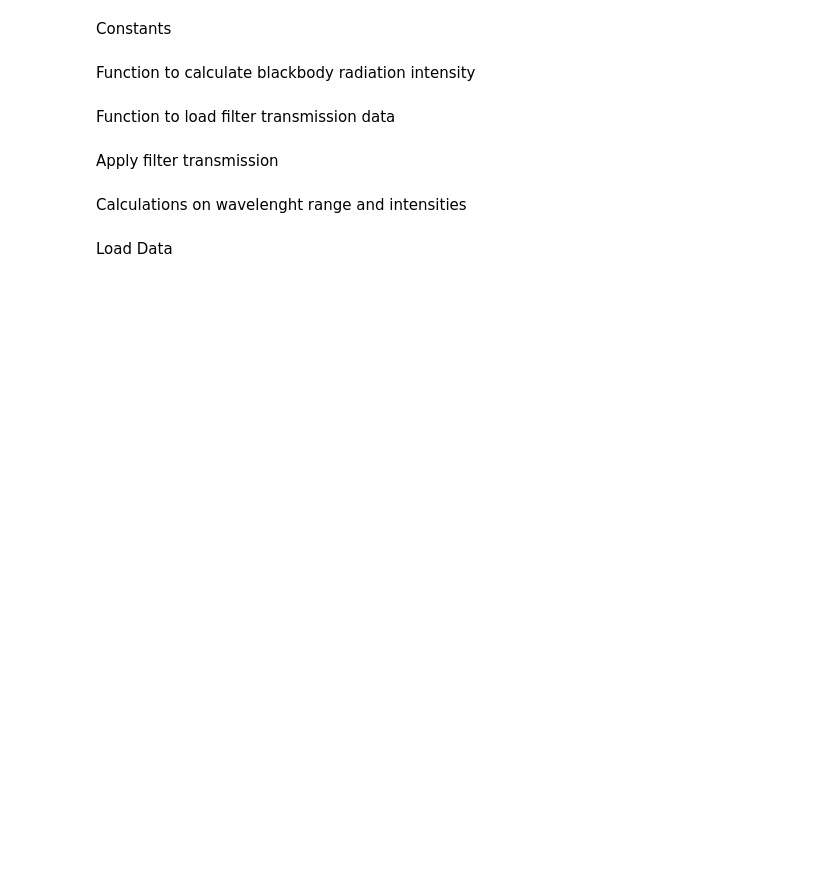
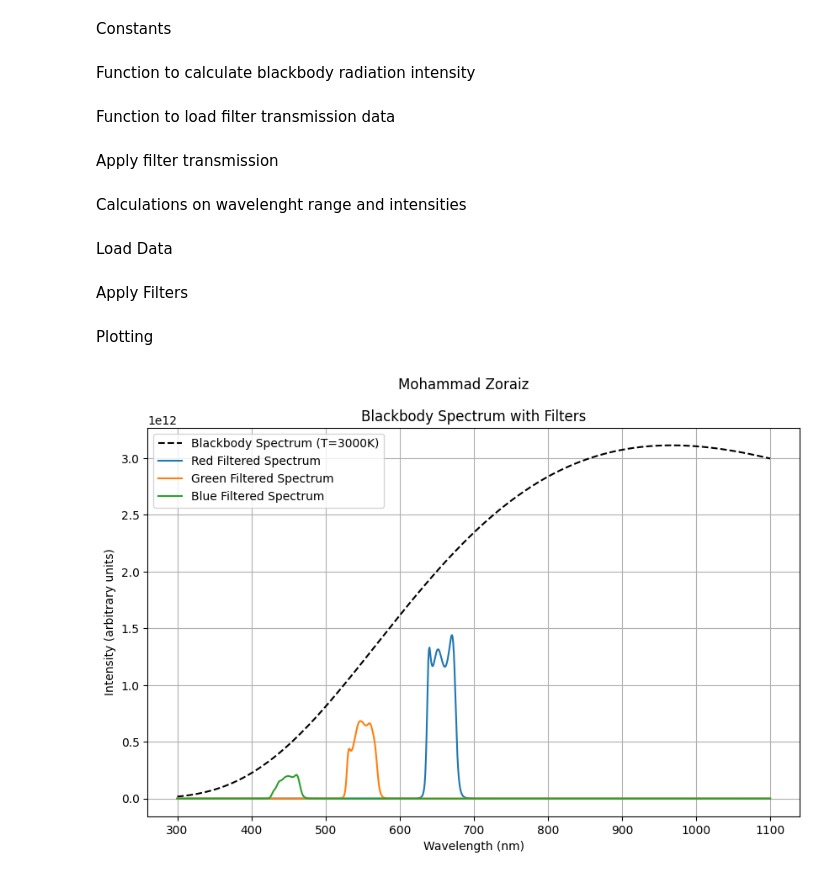
Before and after one commit to zoraizmohammad/optics-modern-notebook, a Jupyter notebook: lab3-blackbody/physics264prelab4.ipynb, the cells around one changed output. Cells and saved outputs as stored; diff of their text form; code cells hidden in the pictures; blank space fills up the shorter version.

```diff
--- a/lab3-blackbody/physics264prelab4.ipynb
+++ b/lab3-blackbody/physics264prelab4.ipynb
@@ -44,3 +44,40 @@ internals = {"Red": "/content/drive/MyDrive/phy264/lab3info/Basler_red.txt", "Gr
 externals = {"Red": "/content/drive/MyDrive/phy264/lab3info/FB650-40.txt", "Green": "/content/drive/MyDrive/phy264/lab3info/FB550-40.txt", "Blue": "/content/drive/MyDrive/phy264/lab3info/FB450-40.txt"}
 
 filtered_spectra = {}
+# %% [markdown]
+Apply Filters
+# %%
+for color in ["Red", "Green", "Blue"]:
+    try:
+        w_cam, T_cam = load_filter_data(internals[color])
+        w_ext, T_ext = load_filter_data(externals[color])
+
+        # Interpolate transmissions to match common wavelength scale
+        T_cam_interp = np.interp(wavelengths, w_cam, T_cam)
+        T_ext_interp = np.interp(wavelengths, w_ext, T_ext)
+
+        # Total transmission
+        T_total = T_cam_interp * T_ext_interp
+
+        # Apply total transmission
+        filtered_spectra[color] = apply_filter(wavelengths, intensities, T_total)
+    except:
+        print(f"fix")
+# %% [markdown]
+Plotting
+# %%
+plt.figure(figsize=(10, 6))
+plt.plot(wavelengths, intensities, label='Blackbody Spectrum (T=3000K)', linestyle='dashed', color='black')
+
+for color in filtered_spectra:
+    plt.plot(wavelengths, filtered_spectra[color], label=f'{color} Filtered Spectrum')
+
+plt.xlabel('Wavelength (nm)')
+plt.ylabel('Intensity (arbitrary units)')
+plt.title('Blackbody Spectrum with Filters')
+plt.suptitle('Mohammad Zoraiz')
+plt.legend()
+plt.grid()
+plt.show()
+# %% [output]
+[figure, added]
```
